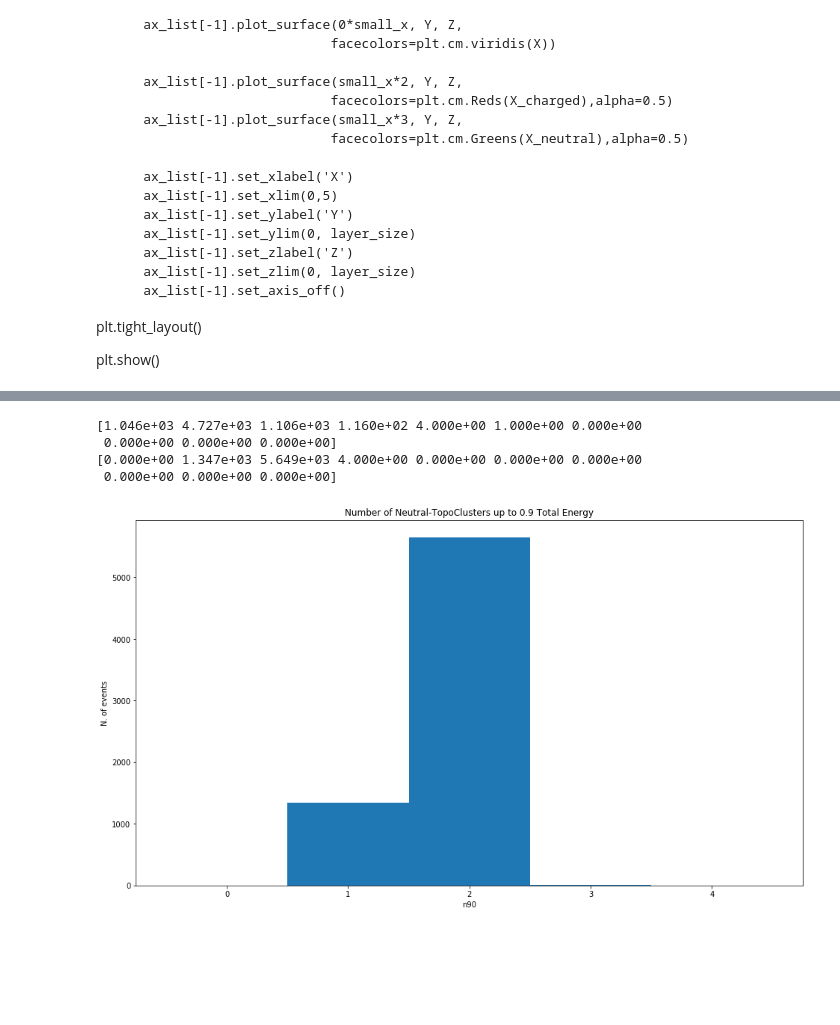
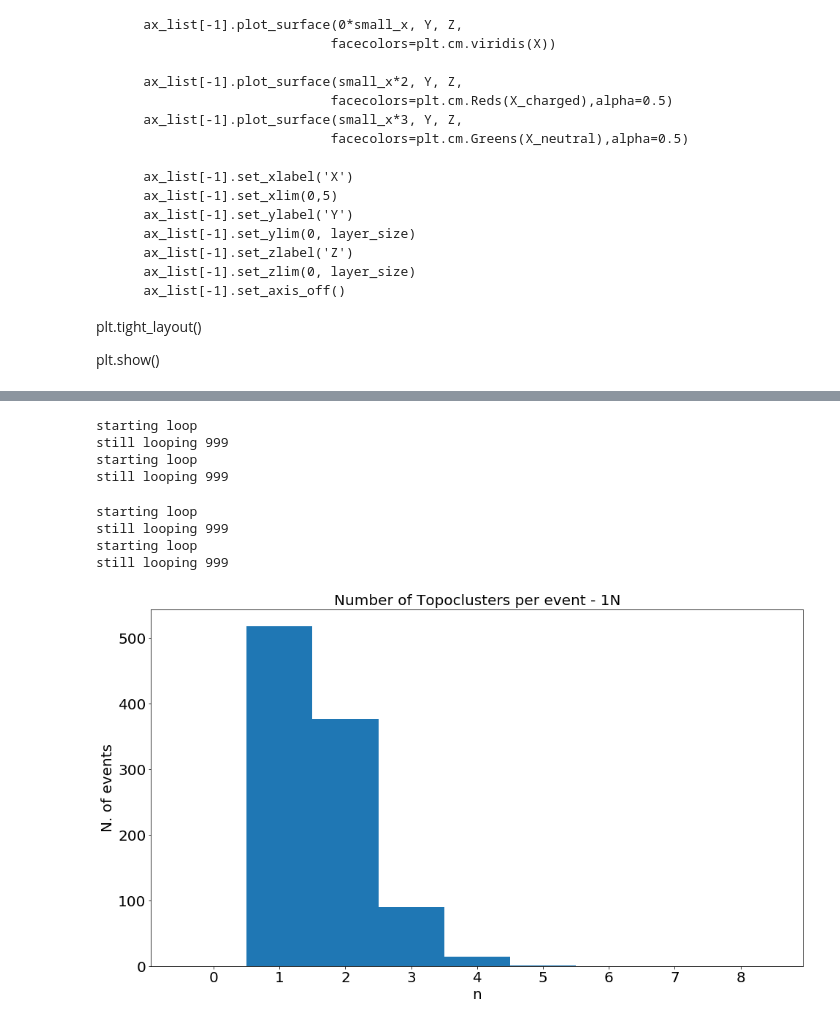
Before and after one commit to sanmayphy/ENERGYFLOW_ML, a Jupyter notebook: DataExploration/Validation_Topo.ipynb, the cells around one changed output, grey strips where cells are left out. Saved outputs shown, nothing was run; the diff lists cells and outputs as text; code cells hidden in the pictures; blank space fills up the shorter version.

```diff
--- a/DataExploration/Validation_Topo.ipynb
+++ b/DataExploration/Validation_Topo.ipynb
@@ -240,8 +211,0 @@ ChargedNN=NeN
-# %%
-print(ChargedN90)
-print(NeutralN90)
-# %% [output]
-[1.046e+03 4.727e+03 1.106e+03 1.160e+02 4.000e+00 1.000e+00 0.000e+00
- 0.000e+00 0.000e+00 0.000e+00]
-[0.000e+00 1.347e+03 5.649e+03 4.000e+00 0.000e+00 0.000e+00 0.000e+00
- 0.000e+00 0.000e+00 0.000e+00]
@@ -248,20 +260,49 @@ print(NeutralN90)
+# %%
+N_Ev=len(gT['TopoClusters1'])
+#numb of topoclusters 1N
+T=Count_Topo(gT,N_Ev , 'Total')
+#numb of topoclusters up to 90% Tot en
+T_90=N_Topo_90(f, gT,N_Ev , 'Total')
+# %% [output]
+starting loop
+still looping 999
+starting loop
+still looping 999
+# %%
+N_Ev=len(gTA['TopoClusters1'])
+#numb of topoclusters 2N (ATLAS like)
+TA=Count_Topo(gTA,N_Ev , 'Total')
+#numb of topoclusters up to 90% Tot en (ATLAS like)
+T_90A=N_Topo_90(f, gTA,N_Ev , 'Total')
+# %% [output]
+starting loop
+still looping 999
+starting loop
+still looping 999
 # %%
-#print(N90)
-#
-bins = [-0.5, 0.5, 1.5, 2.5, 3.5, 4.5]
-tick= bins[:-1]+np.ones(len(bins))[1:]/2
+def Hist_Plot_Save(types, Dat, n ):
+    bins = [-0.5, 0.5, 1.5, 2.5, 3.5, 4.5,5.5, 6.5, 7.5, 8.5]
+    tick= bins[:-1]+np.ones(len(bins))[1:]/2
 
-hist, bins = np.histogram(NeutralNN, bins=bins )
-width = np.diff(bins)
-center = (bins[:-1] + bins[1:]) / 2
+    hist, bins = np.histogram(Dat, bins=bins )
+    width = np.diff(bins)
+    center = (bins[:-1] + bins[1:]) / 2
 
-fig, ax = plt.subplots(figsize=(16,9))
-ax.bar(center, hist, align='center', width=width)
-ax.set_xticks(tick)
-ax.set_xlabel("n90")
-ax.set_ylabel("N. of events")
-ax.set_title("Number of Neutral-TopoClusters up to 0.9 Total Energy")
-plt.savefig("neutral.png")
-plt.show()
+    fig, ax = plt.subplots(figsize=(16,9))
+    ax.bar(center, hist, align='center', width=width)
+    ax.set_xticks(tick)
+    ax.set_xlabel(str(n))
+    ax.set_ylabel("N. of events")
+    #ax.set_ylim([0,6000])
+    ax.set_title(str(types))
+    #plt.yscale("log")
+
+    for item in ([ax.title, ax.xaxis.label, ax.yaxis.label] +  ax.get_xticklabels() + ax.get_yticklabels()):
+        item.set_fontsize(20)
+
+    plt.savefig(str(types)+".png")
+    plt.show()
-# %% [output]
-[figure, removed]
+# %%
+Hist_Plot_Save('Number of Topoclusters per event - 1N', T, "n")
+# %% [output]
+[figure, added]
```
Also changed, not shown: parts of 21 cells of this notebook, 4 other files.
